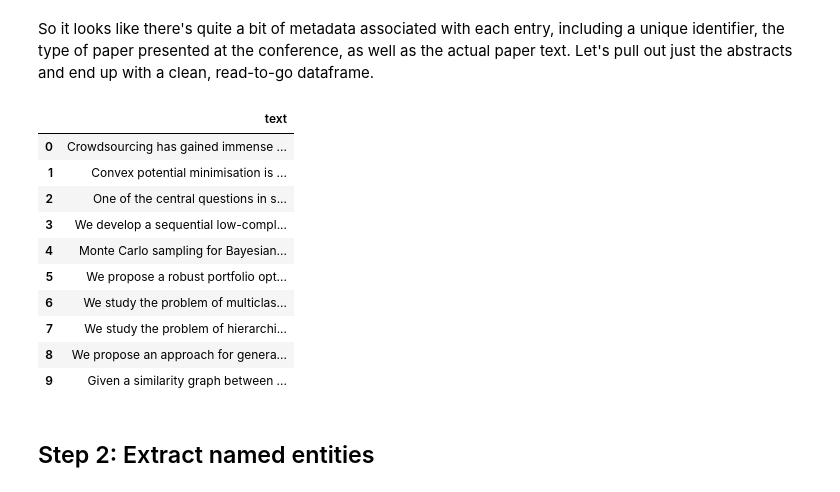
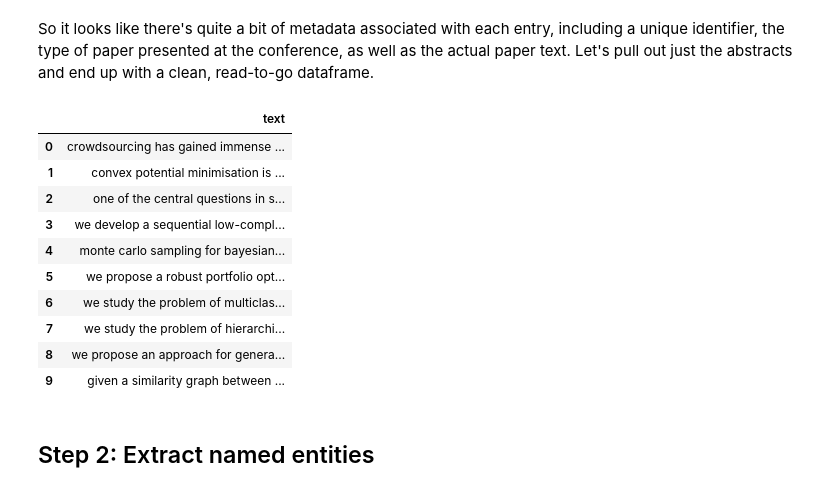
Before and after one commit to SocialSharma/named_entity_recognition, a Jupyter notebook: entity_extraction_v1.ipynb, the cells around one changed output. Drawn from its saved outputs; the diff is of its cells as text; code cells hidden in the pictures.

Commit message:
add lowercase text, and descriptions for named entity extraction step

```diff
--- a/entity_extraction_v1.ipynb
+++ b/entity_extraction_v1.ipynb
@@ -172,22 +172,24 @@ display(df)
 | 9 | 5814 | Parallel Correlation Clustering o... | Poster | 5814-parallel-correlation-cluster... | Given a similarity graph between ... | Parallel Correlation Clustering o... |
 # %% [markdown]
 So it looks like there's quite a bit of metadata associated with each entry, including a unique identifier, the type of paper presented at the conference, as well as the actual paper text. Let's pull out just the abstracts and end up with a clean, read-to-go dataframe.
+# %%
+lower = lambda x: x.lower() # make everything lowercase to standardize the input
 # %%
-df = pd.DataFrame(df['Abstract'])
+df = pd.DataFrame(df['Abstract'].apply(lower))
 df.columns = ['text']
 display(df)
 # %% [output]
 |  | text |
-| 0 | Crowdsourcing has gained immense ... |
-| 1 | Convex potential minimisation is ... |
-| 2 | One of the central questions in s... |
-| 3 | We develop a sequential low-compl... |
-| 4 | Monte Carlo sampling for Bayesian... |
-| 5 | We propose a robust portfolio opt... |
-| 6 | We study the problem of multiclas... |
-| 7 | We study the problem of hierarchi... |
-| 8 | We propose an approach for genera... |
-| 9 | Given a similarity graph between ... |
+| 0 | crowdsourcing has gained immense ... |
+| 1 | convex potential minimisation is ... |
+| 2 | one of the central questions in s... |
+| 3 | we develop a sequential low-compl... |
+| 4 | monte carlo sampling for bayesian... |
+| 5 | we propose a robust portfolio opt... |
+| 6 | we study the problem of multiclas... |
+| 7 | we study the problem of hierarchi... |
+| 8 | we propose an approach for genera... |
+| 9 | given a similarity graph between ... |
 # %% [markdown]
 ## Step 2: Extract named entities
 # %%
```
Also changed, not shown: parts of 9 cells of this notebook.
